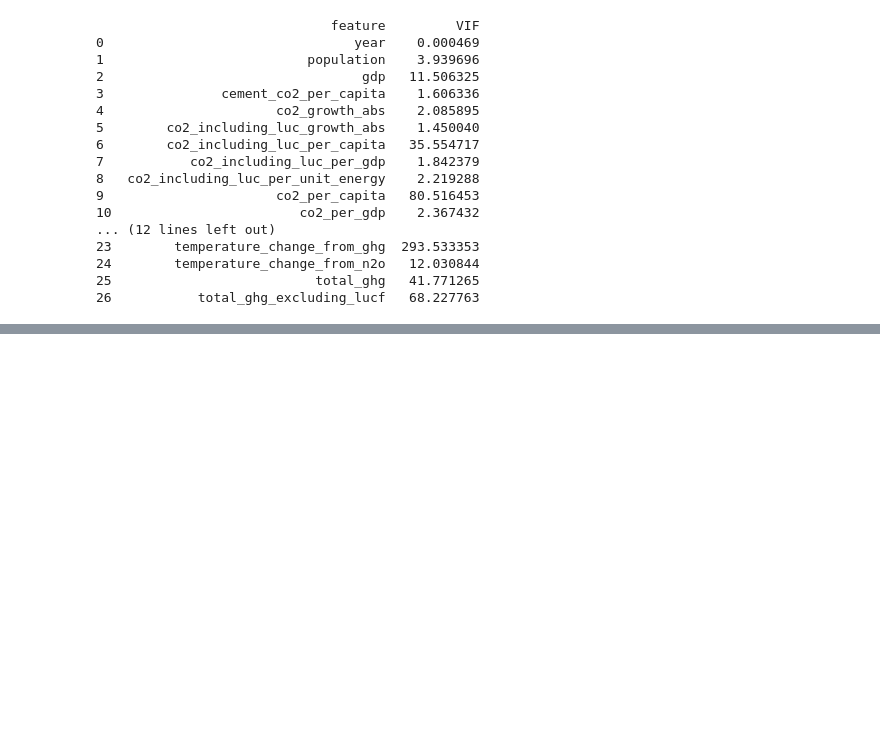
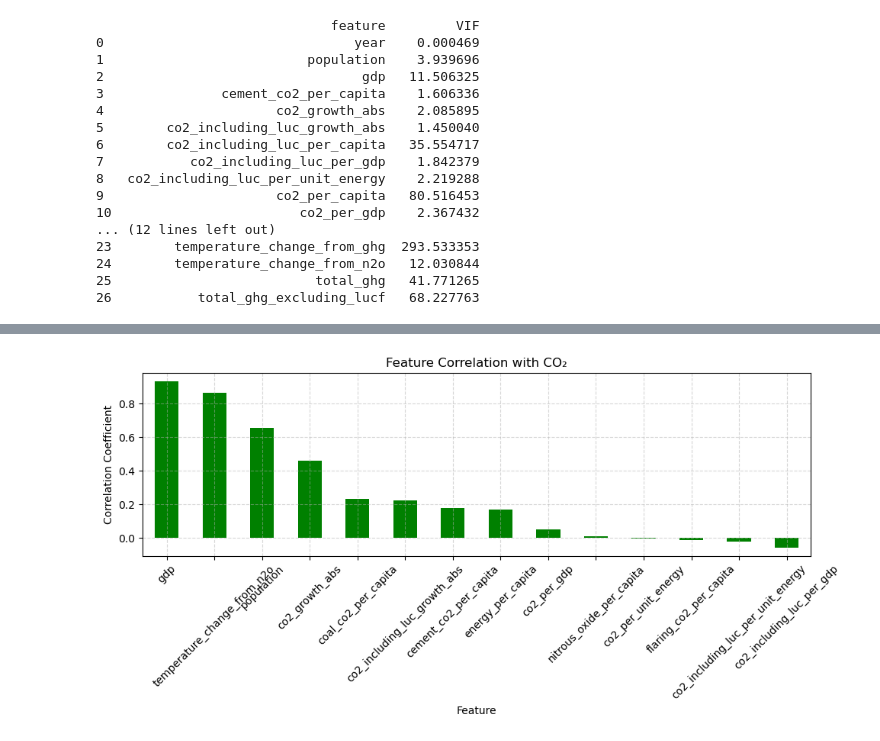
Before and after one commit to KaungHtetCho-22/Decarbonize-TH, a Jupyter notebook: carbon/data-cleaning.ipynb, the cells around one changed output, grey strips where cells are left out. Saved outputs shown, nothing was run; the diff lists cells and outputs as text; code cells hidden in the pictures; blank space fills up the shorter version.

```diff
--- a/carbon/data-cleaning.ipynb
+++ b/carbon/data-cleaning.ipynb
@@ -218,0 +245,9 @@ final_clean_df.to_csv('final_clean_df.csv', index=False)
+# %%
+final_clean_df = final_clean_df.drop(columns=['year','country'])
+# %%
+import pandas as pd
+
+correlation_with_co2 = final_clean_df.corr()['co2'].drop('co2').sort_values(ascending=False)
+
+# Display
+print(correlation_with_co2)
@@ -218,0 +270,13 @@ final_clean_df.to_csv('final_clean_df.csv', index=False)
+# %%
+import matplotlib.pyplot as plt
+
+correlation_with_co2.plot(kind='bar', figsize=(10, 5), color='green')
+plt.title('Feature Correlation with CO₂')
+plt.ylabel('Correlation Coefficient')
+plt.xlabel('Feature')
+plt.xticks(rotation=45)
+plt.grid(True, linestyle='--', alpha=0.5)
+plt.tight_layout()
+plt.show()
+# %% [output]
+[figure, added]
```
Also changed, not shown: parts of 11 cells of this notebook, 8 other files.
